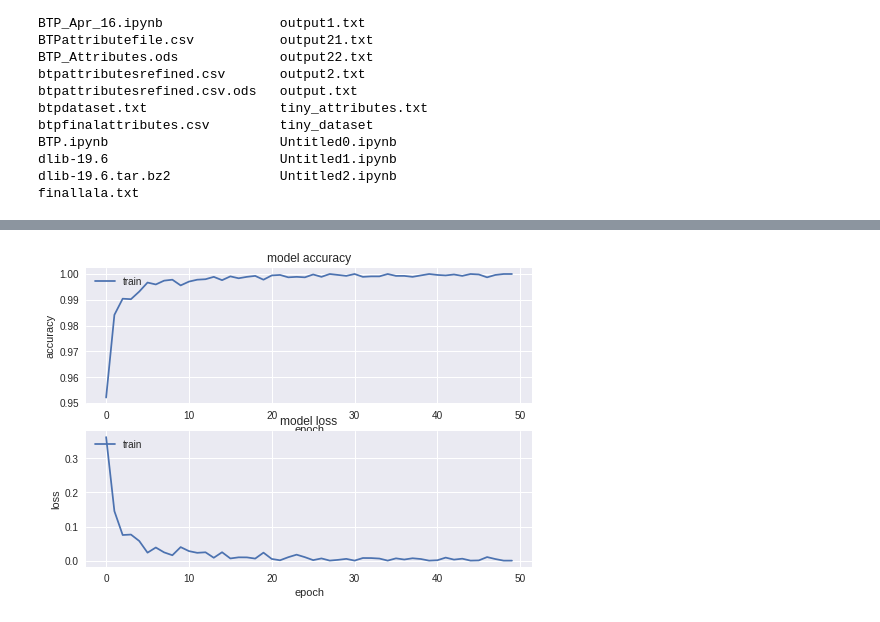
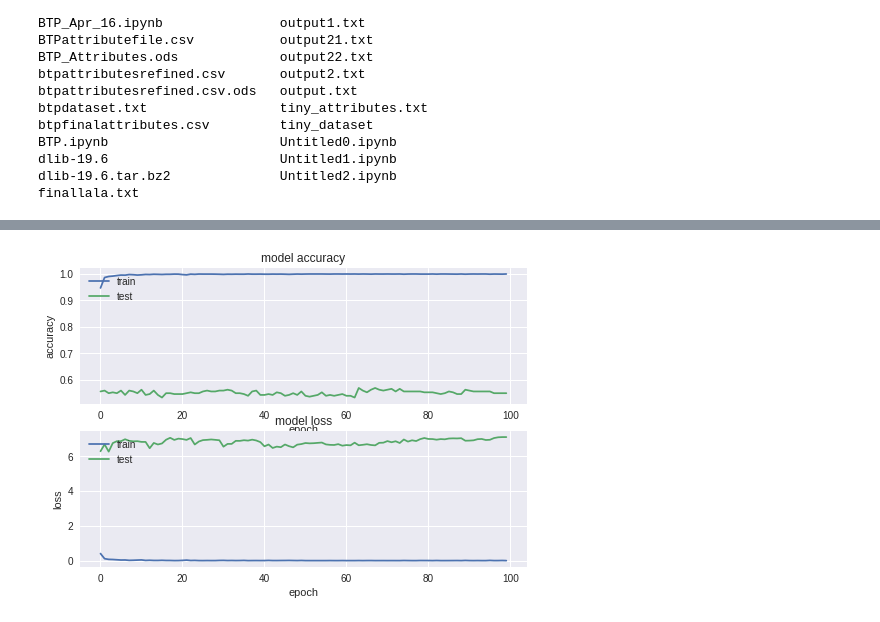
Before and after one commit to aksh98/Advanced_Biometrics_Assignments, a Jupyter notebook: BiometricsProject.ipynb, the cells around one changed output, grey strips where cells are left out. Saved outputs shown, nothing was run; the diff lists cells and outputs as text; code cells hidden in the pictures.

Commit message:
Train - faceswap - test - obama

```diff
--- a/BiometricsProject.ipynb
+++ b/BiometricsProject.ipynb
@@ -286,20 +389,22 @@ def train_top_model():
           optimizer='rmsprop',
           metrics=['accuracy'])
 
-    print("heylp")
+    print("fitting :P")
     history = model.fit(train_data,encoded_train,
-             epochs=epochs,batch_size = batch_size)
+             epochs=epochs,batch_size = batch_size,validation_data=(test_data,encoded_test))
 
     model.save_weights(top_model_weights_path)
 
     (eval_loss,eval_accuracy) = model.evaluate(test_data,encoded_test,batch_size=batch_size,verbose=1)
+
+    print(eval_accuracy)
 
     plt.figure(1)
 
      # summarize history for accuracy
     plt.subplot(211)
     plt.plot(history.history['acc'])
-#     plt.plot(history.history['val_acc'])
+    plt.plot(history.history['val_acc'])
     plt.title('model accuracy')
     plt.ylabel('accuracy')
     plt.xlabel('epoch')
@@ -309,7 +414,7 @@ def train_top_model():
 
     plt.subplot(212)
     plt.plot(history.history['loss'])
-#     plt.plot(history.history['val_loss'])
+    plt.plot(history.history['val_loss'])
     plt.title('model loss')
     plt.ylabel('loss')
     plt.xlabel('epoch')
@@ -350 +455 @@ Epoch 50/50
-[figure, old version]
+[figure, new version]
```
Also changed, not shown: parts of 5 cells of this notebook.
